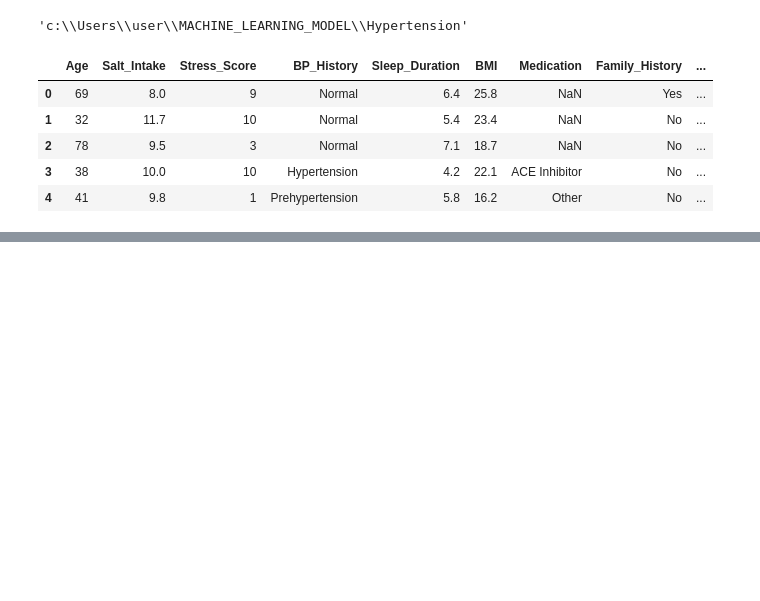
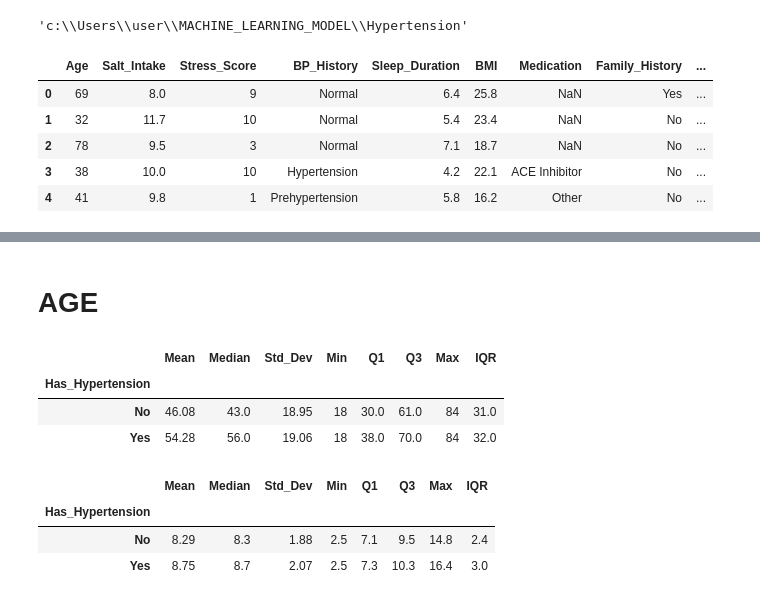
Before and after one commit to edwinomorowa33-Geek/MACHINE_LEARNING_MODEL, a Jupyter notebook: Hypertension/Data-Analysis.ipynb, the cells around one changed output, grey strips where cells are left out. Cells and saved outputs as stored; diff of their text form; code cells hidden in the pictures; blank space fills up the shorter version.

```diff
--- a/Hypertension/Data-Analysis.ipynb
+++ b/Hypertension/Data-Analysis.ipynb
@@ -29,0 +81,2 @@ data.head ()
+# %% [markdown]
+# AGE
@@ -29,0 +121,28 @@ data.head ()
+# %%
+
+age_summary = (
+    data
+    .groupby("Has_Hypertension")["Age"]
+    .agg(
+        Mean="mean",
+        Median="median",
+        Std_Dev="std",
+        Min="min",
+        Q1=lambda x: x.quantile(0.25),
+        Q3=lambda x: x.quantile(0.75),
+        Max="max"
+    )
+)
+
+# Add Interquartile Range (IQR)
+age_summary["IQR"] = age_summary["Q3"] - age_summary["Q1"]
+
+# Round for presentation
+age_summary = age_summary.round(2)
+
+age_summary
+# %% [output]
+|  | Mean | Median | Std_Dev | Min | Q1 | Q3 | Max | IQR |
+| Has_Hypertension |  |  |  |  |  |  |  |  |
+| No | 46.08 | 43.0 | 18.95 | 18 | 30.0 | 61.0 | 84 | 31.0 |
+| Yes | 54.28 | 56.0 | 19.06 | 18 | 38.0 | 70.0 | 84 | 32.0 |
@@ -29,0 +193,28 @@ data.head ()
+# %%
+# Summary statistics for Salt Intake by hypertension status
+salt_summary = (
+    data
+    .groupby("Has_Hypertension")["Salt_Intake"]
+    .agg(
+        Mean="mean",
+        Median="median",
+        Std_Dev="std",
+        Min="min",
+        Q1=lambda x: x.quantile(0.25),
+        Q3=lambda x: x.quantile(0.75),
+        Max="max"
+    )
+)
+
+# Add Interquartile Range (IQR)
+salt_summary["IQR"] = salt_summary["Q3"] - salt_summary["Q1"]
+
+# Round for presentation
+salt_summary = salt_summary.round(2)
+
+salt_summary
+# %% [output]
+|  | Mean | Median | Std_Dev | Min | Q1 | Q3 | Max | IQR |
+| Has_Hypertension |  |  |  |  |  |  |  |  |
+| No | 8.29 | 8.3 | 1.88 | 2.5 | 7.1 | 9.5 | 14.8 | 2.4 |
+| Yes | 8.75 | 8.7 | 2.07 | 2.5 | 7.3 | 10.3 | 16.4 | 3.0 |
```
Also changed, not shown: parts of 4 cells of this notebook, 6 other files.
